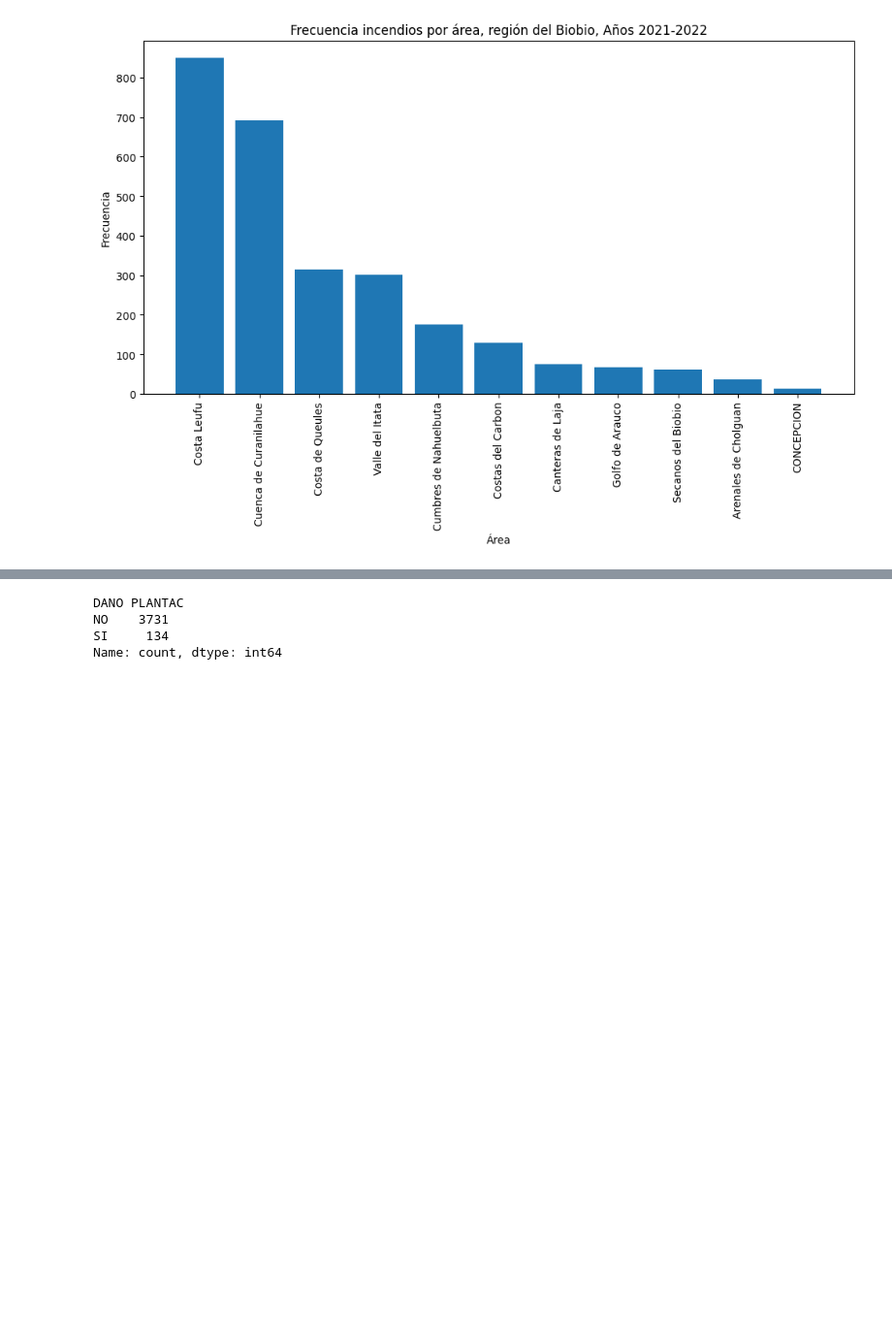
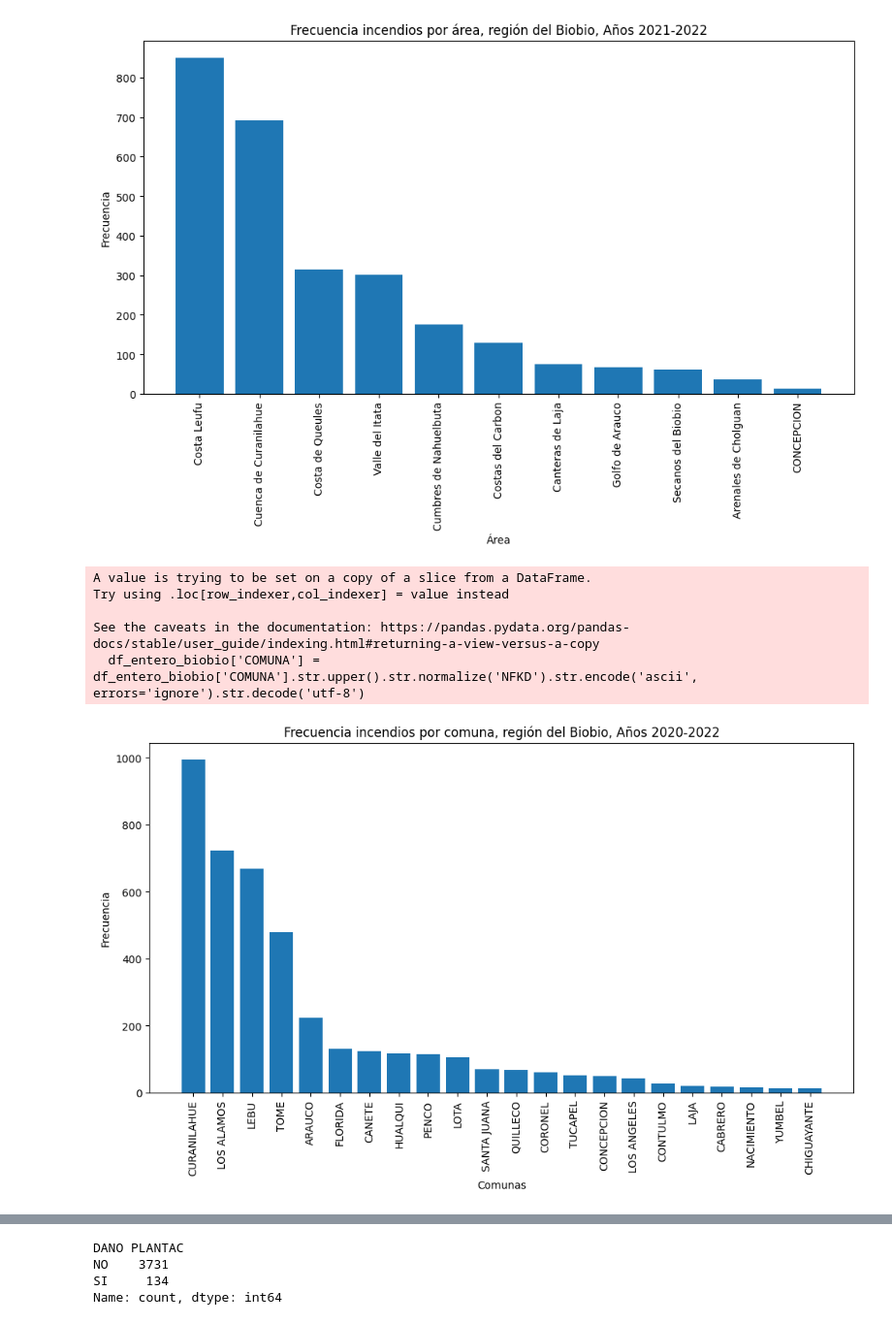
Before and after one commit to Juanaranda/Proyecto_Arauco, a Jupyter notebook: EDA.ipynb, the cells around one changed output, grey strips where cells are left out. Shown at 97% size. Cells and saved outputs as stored; diff of their text form; code cells hidden in the pictures; blank space fills up the shorter version.

```diff
--- a/EDA.ipynb
+++ b/EDA.ipynb
@@ -118,6 +117,45 @@ plt.show()
 # %% [output]
 [figure]
 [figure]
+# %%
+df_all = pd.concat([df_2020,df_2021, df_2022], axis=0)
+testing = df_all.copy()
+
+testing["REGION"] = testing['REGION'].replace("Región del Bío-Bío","DEL BIO-BIO").str.upper()
+#freq_testing = testing["REGION"].value_counts()
+#freq_testing = freq_testing[freq_testing >= 0]
+#plt.figure(figsize=(12, 6))
+
+#plt.bar(freq_testing.index, freq_testing.values)
+#plt.xlabel('Región')
+#plt.ylabel('Frecuencia')
+#plt.title('Frecuencia incendios por región, Años 2020-2022')
+#plt.xticks(rotation=90)  # Rotación de las etiquetas del eje x para mayor legibilidad
+#plt.show()
+#df_biobio2 = testing[testing['REGION'] == "DEL BIO-BIO"]
+
+
+df_entero_biobio=testing[testing["REGION"] == "DEL BIO-BIO"]
+df_entero_biobio['COMUNA'] = df_entero_biobio['COMUNA'].str.upper().str.normalize('NFKD').str.encode('ascii', errors='ignore').str.decode('utf-8')
+freq_total = df_entero_biobio['COMUNA'].value_counts()
+umbral_minimo = 10
+freq_total = freq_total[freq_total >= umbral_minimo]
+
+plt.figure(figsize=(12, 6))
+
+plt.bar(freq_total.index, freq_total.values)
+plt.xlabel('Comunas')
+plt.ylabel('Frecuencia')
+plt.title('Frecuencia incendios por comuna, región del Biobio, Años 2020-2022')
+plt.xticks(rotation=90)  # Rotación de las etiquetas del eje x para mayor legibilidad
+plt.show()
+# %% [output]
+A value is trying to be set on a copy of a slice from a DataFrame.
+Try using .loc[row_indexer,col_indexer] = value instead
+
+See the caveats in the documentation: https://pandas.pydata.org/pandas-docs/stable/user_guide/indexing.html#returning-a-view-versus-a-copy
+  df_entero_biobio['COMUNA'] = df_entero_biobio['COMUNA'].str.upper().str.normalize('NFKD').str.encode('ascii', errors='ignore').str.decode('utf-8')
+[figure, added]
 # %%
 focos =  df[df['MULTIFOCO'] == 'SI']
 
```
Also changed, not shown: parts of 9 cells of this notebook, 1 other file.
